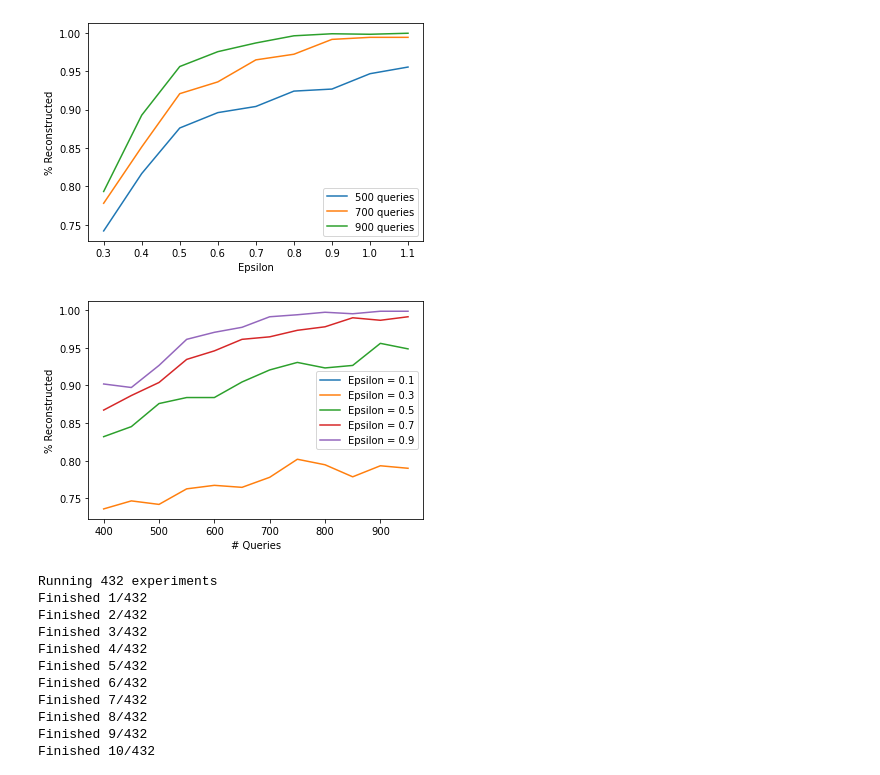
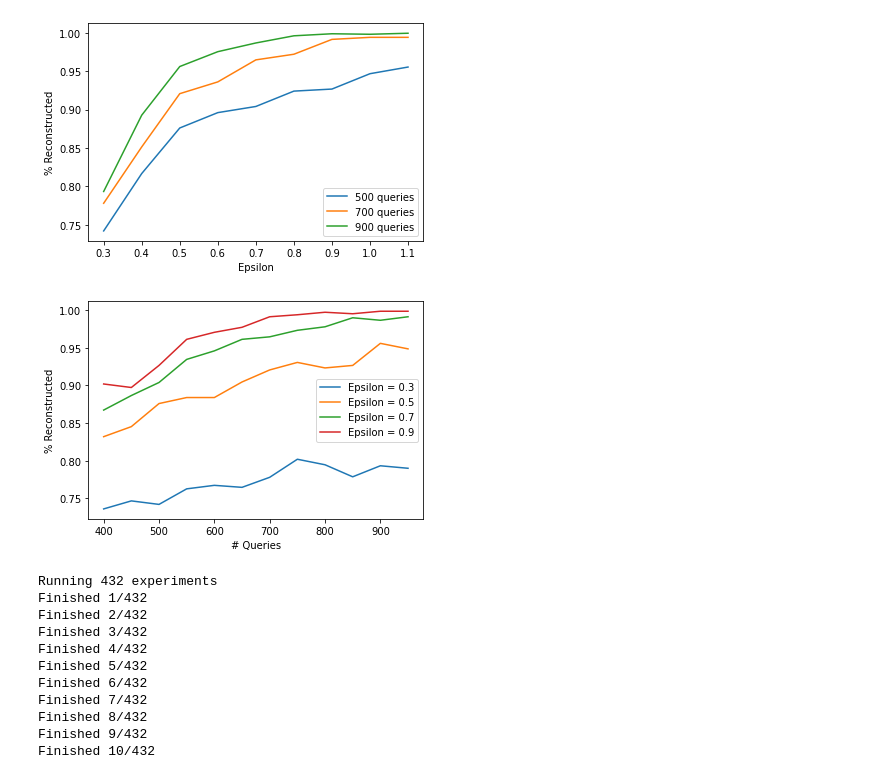
Before and after one commit to mgul999/cs226finalproject, a Jupyter notebook: experiments.ipynb, the cells around one changed output. Cells and saved outputs as stored; diff of their text form; code cells hidden in the pictures.

Commit message:
graphs and latest experiments

```diff
--- a/experiments.ipynb
+++ b/experiments.ipynb
@@ -430,9 +430,9 @@ plot_eps_multiple_t(dinur_nissim_laplace[dinur_nissim_laplace.epsilon < 1.2], ts
 # %% [output]
 [figure]
 # %%
-plot_t_multiple_eps(dinur_nissim_laplace[dinur_nissim_laplace.epsilon < 1.2], epss=[.1, .3, .5, .7, .9], title=None)
+plot_t_multiple_eps(dinur_nissim_laplace[dinur_nissim_laplace.epsilon < 1.2], epss=[.3, .5, .7, .9], title=None)
 # %% [output]
-[figure, old version]
+[figure, new version]
 # %%
 dinur_nissim_gaussian = run_experiment(
     ns = [500],
```
Also changed, not shown: parts of 5 cells of this notebook, 13 other files.
